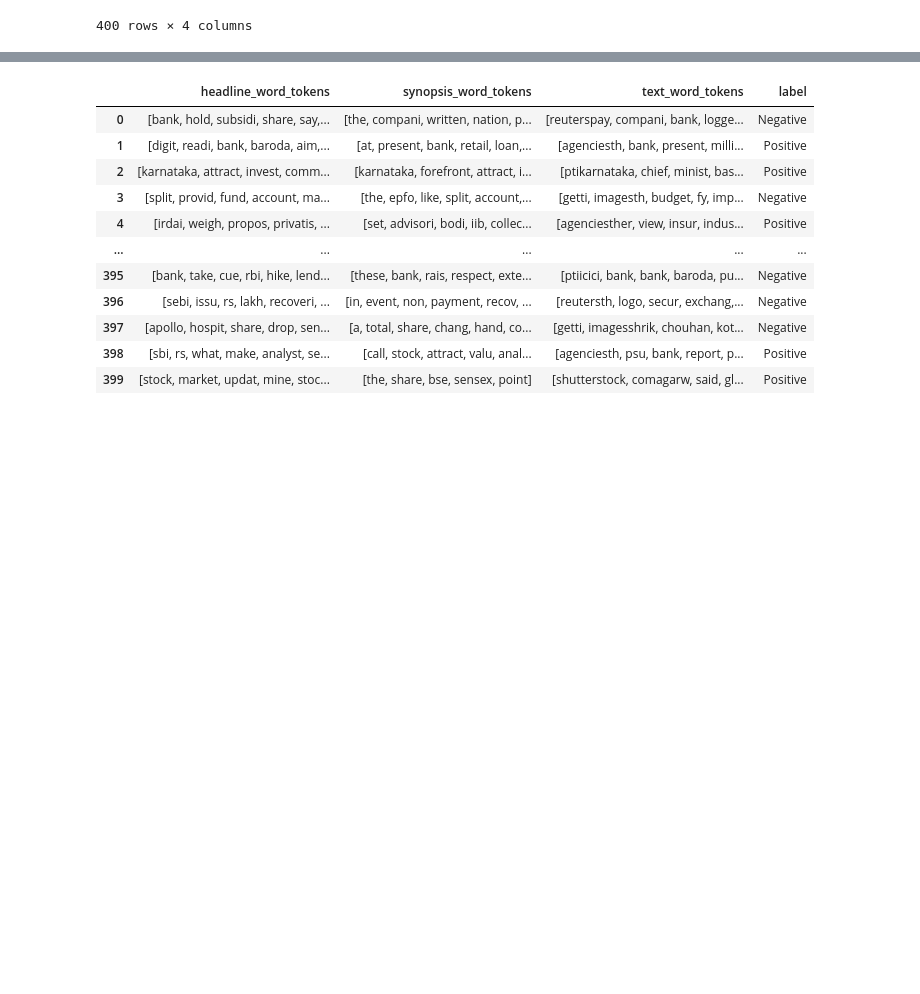
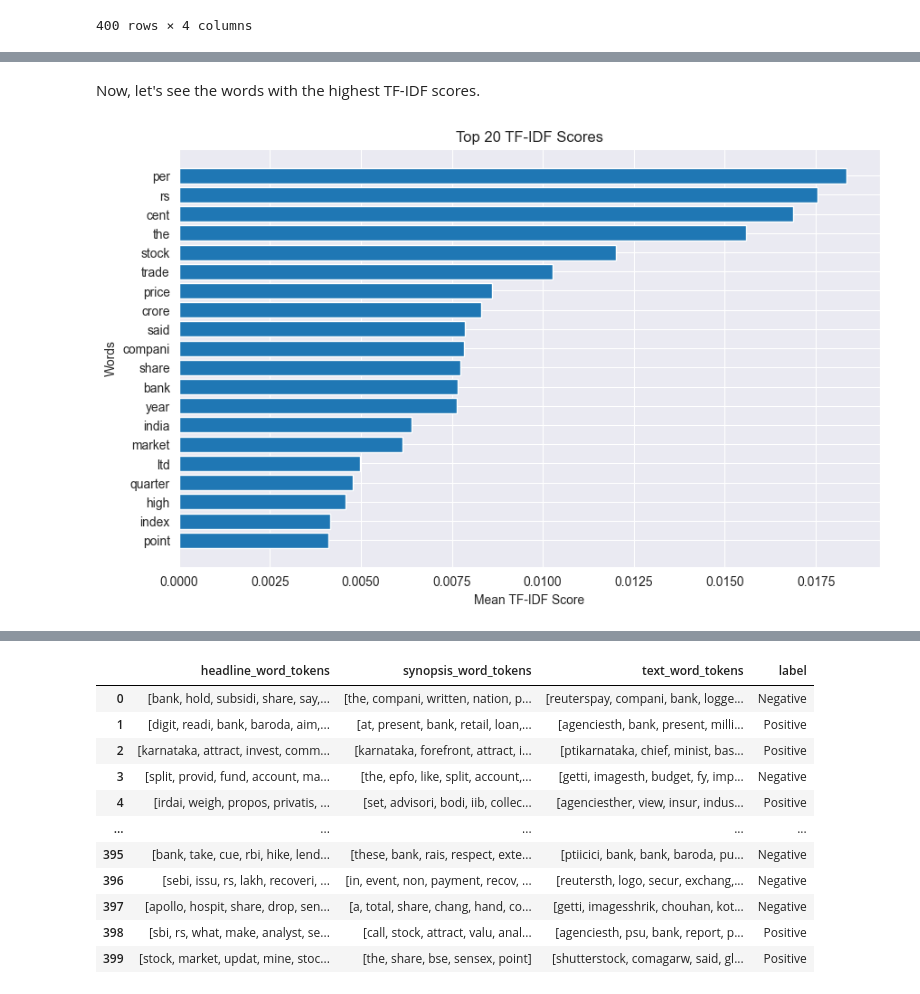
Before and after one commit to rnribeiro/NLP_FEUP, a Jupyter notebook: main.ipynb, the cells around one changed output, grey strips where cells are left out. Drawn from its saved outputs; the diff is of its cells as text; code cells hidden in the pictures; blank space fills up the shorter version.

```diff
--- a/main.ipynb
+++ b/main.ipynb
@@ -180,0 +202,34 @@ news_cleaned
+# %% [markdown]
+Now, let's see the words with the highest TF-IDF scores.
+# %%
+from sklearn.feature_extraction.text import TfidfVectorizer
+import matplotlib.pyplot as plt
+import numpy as np
+
+doc = news_cleaned['text_word_tokens'].tolist()
+new_doc = list(chain.from_iterable(doc))
+
+new_doc = [str(element) for element in new_doc]
+
+tfidf_vectorizer = TfidfVectorizer()
+tfidf_matrix = tfidf_vectorizer.fit_transform(new_doc)
+feature_names = tfidf_vectorizer.get_feature_names_out()
+
+mean_tfidf_scores = np.mean(tfidf_matrix.toarray(), axis=0)
+
+sorted_indices = np.argsort(mean_tfidf_scores)[::-1]
+sorted_words = [feature_names[i] for i in sorted_indices]
+
+top_n = 20
+top_words = sorted_words[:top_n]
+top_scores = mean_tfidf_scores[sorted_indices][:top_n]
+
+plt.figure(figsize=(10, 6))
+plt.barh(top_words, top_scores)
+plt.xlabel('Mean TF-IDF Score')
+plt.ylabel('Words')
+plt.title('Top {} TF-IDF Scores'.format(top_n))
+plt.gca().invert_yaxis()
+plt.show()
+# %% [output]
+[figure, added]
```
Also changed, not shown: parts of 24 cells of this notebook.
